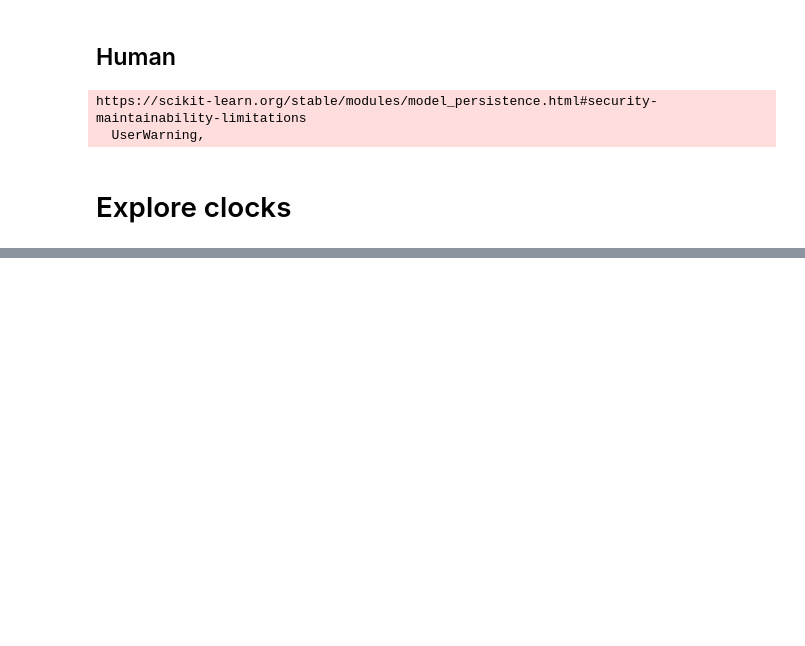
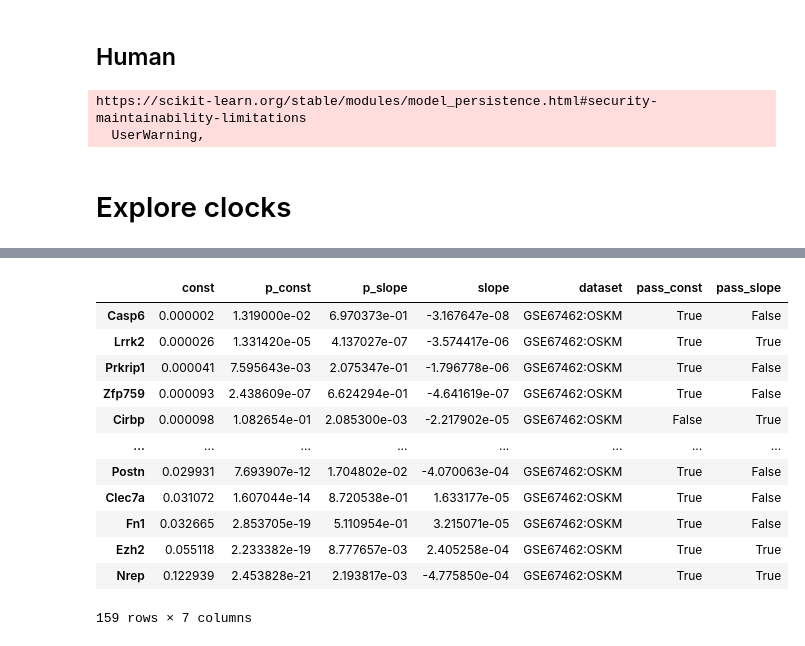
Before and after one commit to shappiron/Reprogramming_meta, a Jupyter notebook: clocks.ipynb, the cells around one changed output, grey strips where cells are left out. Cells and saved outputs as stored; diff of their text form; code cells hidden in the pictures; blank space fills up the shorter version.

```diff
--- a/clocks.ipynb
+++ b/clocks.ipynb
@@ -164,0 +265,7 @@ set(tmpdict['Aging_mouse_norm']).intersection(set(tmpdict['Aging_mouse_scaled'])
+# %%
+gene_effects['dataset'] = np.array(approved_datasets * len(wei))
+# %%
+gene_effects['pass_const'] = multipletests(gene_effects['p_const'] , 0.05, method='fdr_bh')[0]
+gene_effects['pass_slope'] = multipletests(gene_effects['p_slope'] , 0.05, method='fdr_bh')[0]
+# %%
+gef = gene_effects
@@ -164,0 +274,20 @@ set(tmpdict['Aging_mouse_norm']).intersection(set(tmpdict['Aging_mouse_scaled'])
+# %%
+su = gef[(gef.dataset=='GSE67462:OSKM') & \
+        ((gef.pass_const==True) | (gef.pass_slope==True)) & \
+        (gef.const > 0)]
+# %%
+su.sort_values('const')
+# %% [output]
+|  | const | p_const | p_slope | slope | dataset | pass_const | pass_slope |
+| Casp6 | 0.000002 | 1.319000e-02 | 6.970373e-01 | -3.167647e-08 | GSE67462:OSKM | True | False |
+| Lrrk2 | 0.000026 | 1.331420e-05 | 4.137027e-07 | -3.574417e-06 | GSE67462:OSKM | True | True |
+| Prkrip1 | 0.000041 | 7.595643e-03 | 2.075347e-01 | -1.796778e-06 | GSE67462:OSKM | True | False |
+| Zfp759 | 0.000093 | 2.438609e-07 | 6.624294e-01 | -4.641619e-07 | GSE67462:OSKM | True | False |
+| Cirbp | 0.000098 | 1.082654e-01 | 2.085300e-03 | -2.217902e-05 | GSE67462:OSKM | False | True |
+| ... | ... | ... | ... | ... | ... | ... | ... |
+| Postn | 0.029931 | 7.693907e-12 | 1.704802e-02 | -4.070063e-04 | GSE67462:OSKM | True | False |
+| Clec7a | 0.031072 | 1.607044e-14 | 8.720538e-01 | 1.633177e-05 | GSE67462:OSKM | True | False |
+| Fn1 | 0.032665 | 2.853705e-19 | 5.110954e-01 | 3.215071e-05 | GSE67462:OSKM | True | False |
+| Ezh2 | 0.055118 | 2.233382e-19 | 8.777657e-03 | 2.405258e-04 | GSE67462:OSKM | True | True |
+| Nrep | 0.122939 | 2.453828e-21 | 2.193817e-03 | -4.775850e-04 | GSE67462:OSKM | True | True |
+159 rows × 7 columns
```
Also changed, not shown: parts of 30 cells of this notebook, 3 other files.
